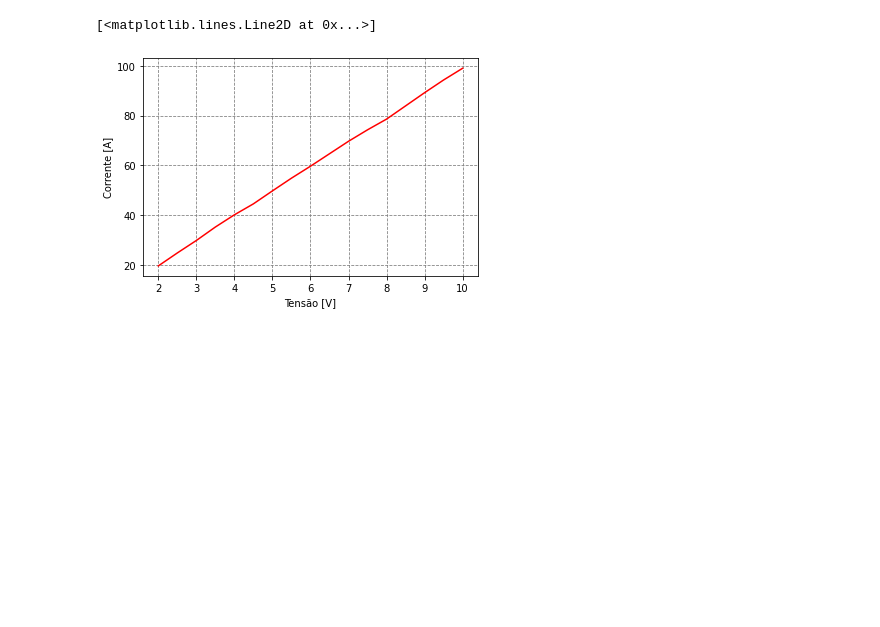
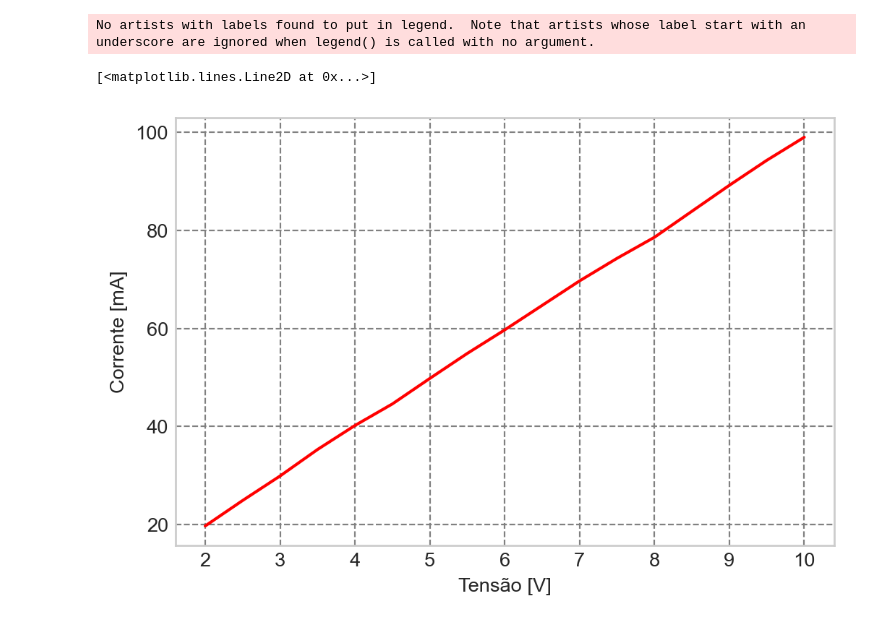
Before and after one commit to jeffersonpuchalski/relatorio_circuito_eletrico, a Jupyter notebook: lab_class_1.ipynb, the cells around one changed output. Drawn from its saved outputs; the diff is of its cells as text; code cells hidden in the pictures; blank space fills up the shorter version.

Commit message:
Added Graph

```diff
--- a/lab_class_1.ipynb
+++ b/lab_class_1.ipynb
@@ -1,35 +1,40 @@
 # %%
-%matplotlib inline
 import matplotlib as mpl
 import matplotlib.pyplot as plt
+plt.style.use('seaborn-whitegrid')
+%matplotlib inline
 import numpy as np
 # %%
 y = [19.7,
       24.9,
       29.9,
       35.3,
       40.2,
       44.6,
       49.8,
       54.9,
       59.7,
       64.7,
       69.7,
       74.3,
       78.6,
       83.9,
       89.2,
       94.3,
       99.0]
 x = np.linspace(2, 10,16+1,dtype=float)
 
-fig, ax = plt.subplots()
+fig, ax = plt.subplots(dpi=196)
+
 ax.set(xlabel="Tensão [V]",
         ylabel="Corrente [mA]",
         xticks=np.linspace(0,10,10 + 1),
         yticks=np.linspace(0,100,5 + 1))
+
 ax.grid(linestyle='--', color='gray')
-ax.plot(x,y, color='red')
+leg = ax.legend()
+ax.plot(x,y, color='red', label="Corrente")
 # %% [output]
-[<matplotlib.lines.Line2D at 0x...>]
+No artists with labels found to put in legend.  Note that artists whose label start with an underscore are ignored when legend() is called with no argument.
+[<matplotlib.lines.Line2D at 0x...>]
-[figure, old version]
+[figure, new version]
```
Also changed, not shown: 3 other files.
